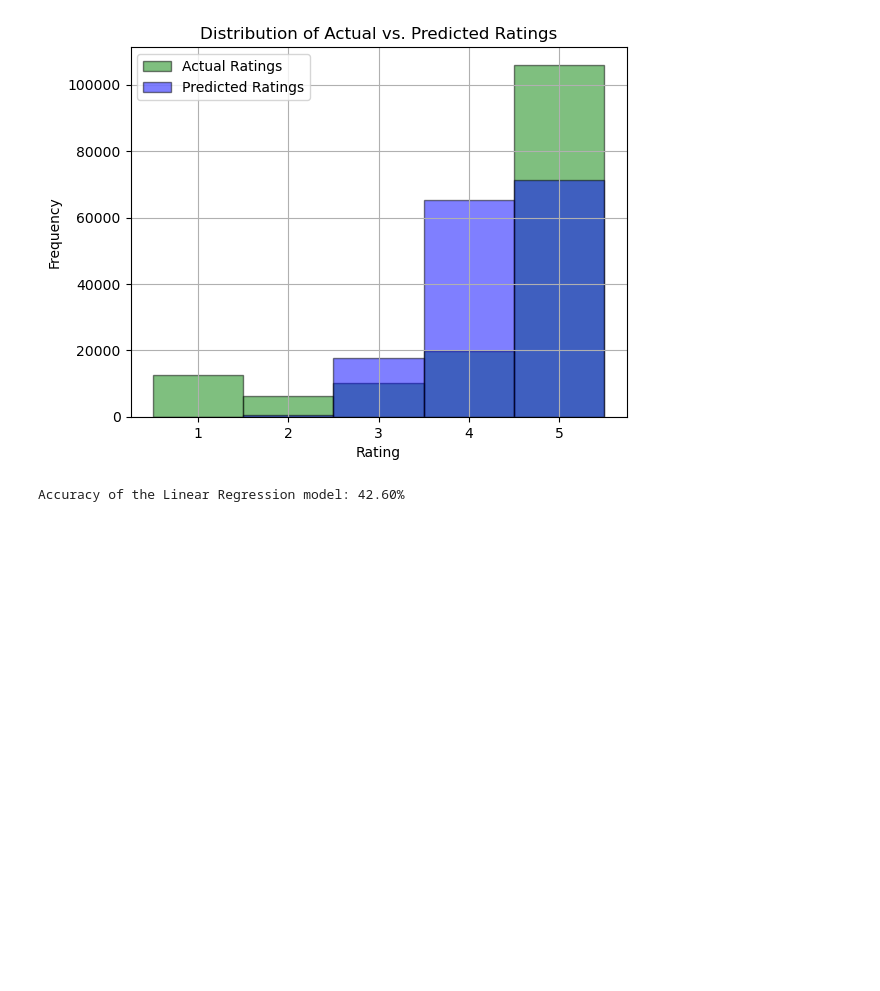
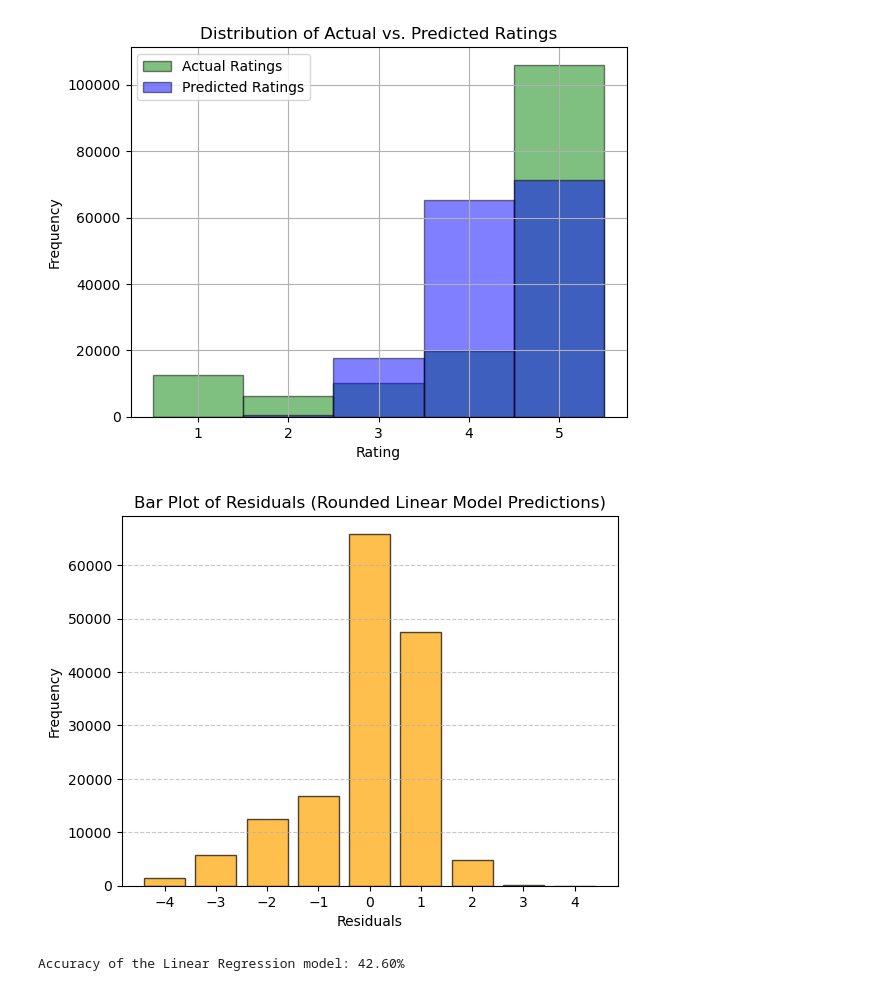
Before and after one commit to Ethan-code-1/DS_4002_Project1, a Jupyter notebook: SCRIPTS/project 1 analysis(3).ipynb, the cells around one changed output. Cells and saved outputs as stored; diff of their text form; code cells hidden in the pictures; blank space fills up the shorter version.

Commit message:
Added residual bar graphs, relevant graphs to output folder, and cleaned up file size reduction script to only contain necissary features.

```diff
--- a/SCRIPTS/project 1 analysis(3).ipynb
+++ b/SCRIPTS/project 1 analysis(3).ipynb
@@ -20,11 +21,11 @@ from sklearn import linear_model
 # upload data files
 
 # upload metadata
-file_meta = "movies_metadata_reduced.jsonl"
+file_meta = "../DATA/movies_metadata_reduced.jsonl"
 meta_list = [json.loads(line) for line in open(file_meta, 'r')]
 
 #upload reviews data
-file_rev = "movies_reviews_reduced.jsonl"
+file_rev = "../DATA/movies_reviews_reduced.jsonl"
 rev_list = [json.loads(line) for line in open(file_rev, 'r')]
 rev_list[0]
 # %% [output]
@@ -272,14 +273,33 @@ plt.show()
 # %%
 
 
 # Calculate predictions using the regression line coefficients
 y_pred_lr = b_array[0] + b_array[1] * x
 
 # Calculate residuals (actual - predicted)
 residuals = y - y_pred_lr
 
-# Create a box plot of the residuals
-#bar graph of the linear reg residuals here
+# Create a bar graph of the residuals
+residuals = np.round(y - y_pred)
+
+residual_counts = Counter(residuals)
+
+# Define the range of residuals to display
+residual_range = np.arange(-4, 5, 1)  # From -4 to 4
+
+# Get the counts for each residual, ensuring 0 for missing values
+counts = [residual_counts.get(i, 0) for i in residual_range]
+
+# Create a bar plot for the residuals
+plt.bar(residual_range, counts, color='orange', edgecolor='black', alpha=0.7)
+plt.xlabel('Residuals')
+plt.ylabel('Frequency')
+plt.title('Bar Plot of Residuals (Rounded Linear Model Predictions)')
+plt.grid(True, axis='y', linestyle='--', alpha=0.7)
+plt.xticks(residual_range)  # Show all integer labels on x-axis
+plt.show()
+# %% [output]
+[figure, added]
 # %%
 # 1. Make predictions using the fitted linear regression model
 
```
Also changed, not shown: parts of 4 cells of this notebook, 10 other files.
